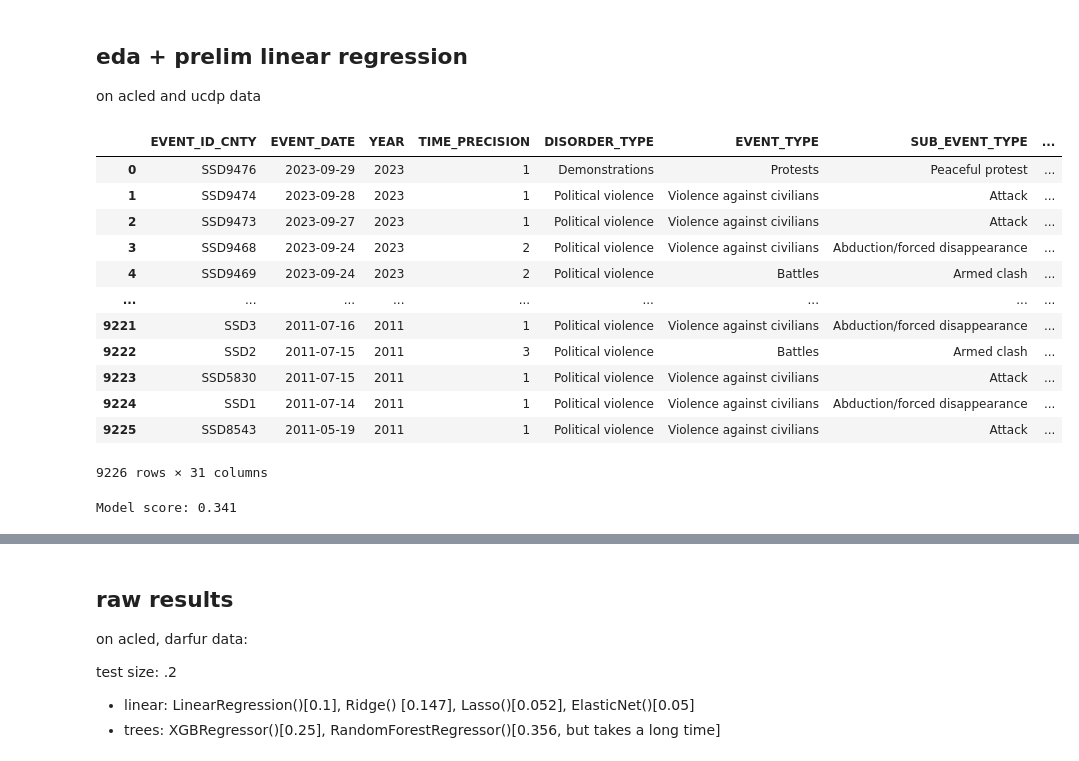
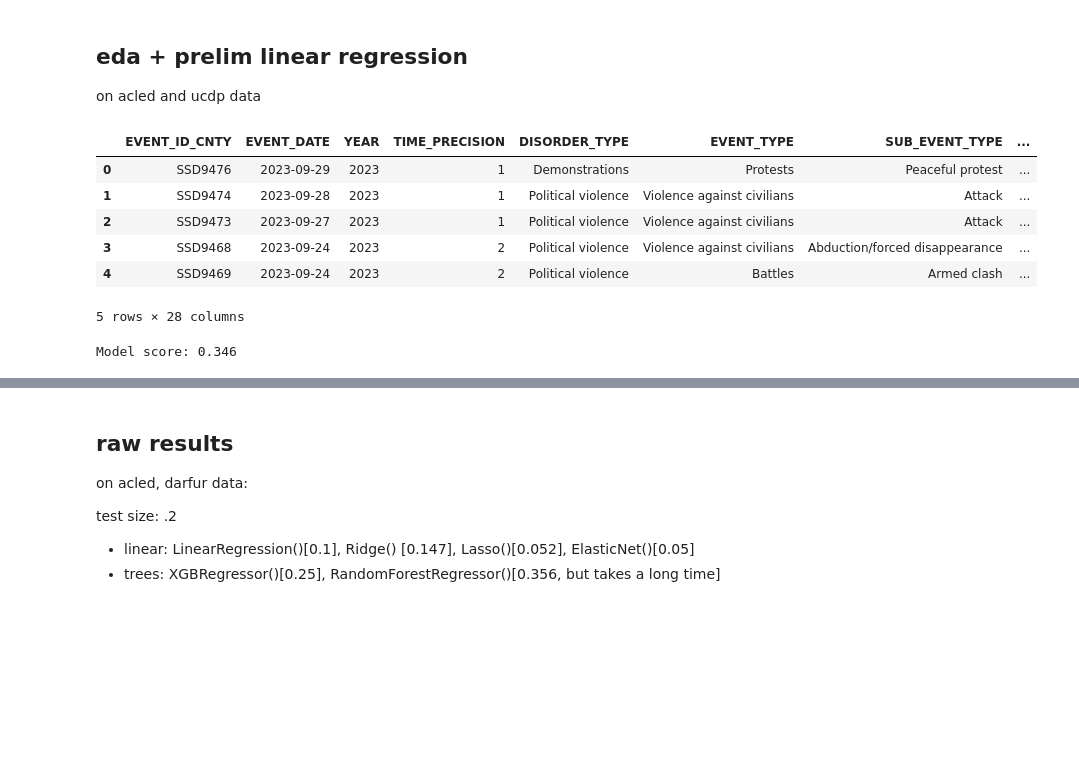
Before and after one commit to kaylanhua/conflicts, a Jupyter notebook: regression/eda.ipynb, the cells around one changed output, grey strips where cells are left out. Cells and saved outputs as stored; diff of their text form; code cells hidden in the pictures; blank space fills up the shorter version.

Commit message:
lasso and ridge again

```diff
--- a/regression/eda.ipynb
+++ b/regression/eda.ipynb
@@ -15,6 +16,8 @@ import matplotlib as plt
 # %%
 
 acled_df = pd.read_csv('../data/acled/south_sudan.csv')
+acled_df = acled_df.drop(['SOURCE', 'SOURCE_SCALE', 'TAGS'], axis=1)
+
 ## darfur: 9316 entries, 32 cols
 # print(acled_df.info())
 # print(acled_df.columns)
@@ -27,21 +30,15 @@ acled_df = pd.read_csv('../data/acled/south_sudan.csv')
 # ucdp_df.dropna(inplace=True)
 # ucdp_df
 # %%
-acled_df
+acled_df.head()
 # %% [output]
 |  | EVENT_ID_CNTY | EVENT_DATE | YEAR | TIME_PRECISION | DISORDER_TYPE | EVENT_TYPE | SUB_EVENT_TYPE | ... |
 | 0 | SSD9476 | 2023-09-29 | 2023 | 1 | Demonstrations | Protests | Peaceful protest | ... |
 | 1 | SSD9474 | 2023-09-28 | 2023 | 1 | Political violence | Violence against civilians | Attack | ... |
 | 2 | SSD9473 | 2023-09-27 | 2023 | 1 | Political violence | Violence against civilians | Attack | ... |
 | 3 | SSD9468 | 2023-09-24 | 2023 | 2 | Political violence | Violence against civilians | Abduction/forced disappearance | ... |
 | 4 | SSD9469 | 2023-09-24 | 2023 | 2 | Political violence | Battles | Armed clash | ... |
-| ... | ... | ... | ... | ... | ... | ... | ... | ... |
-| 9221 | SSD3 | 2011-07-16 | 2011 | 1 | Political violence | Violence against civilians | Abduction/forced disappearance | ... |
-| 9222 | SSD2 | 2011-07-15 | 2011 | 3 | Political violence | Battles | Armed clash | ... |
-| 9223 | SSD5830 | 2011-07-15 | 2011 | 1 | Political violence | Violence against civilians | Attack | ... |
-| 9224 | SSD1 | 2011-07-14 | 2011 | 1 | Political violence | Violence against civilians | Abduction/forced disappearance | ... |
-| 9225 | SSD8543 | 2011-05-19 | 2011 | 1 | Political violence | Violence against civilians | Attack | ... |
-9226 rows × 31 columns
+5 rows × 28 columns
 # %%
 data = acled_df
 X = data.drop('FATALITIES', axis=1)
@@ -72,7 +69,7 @@ preprocessor = ColumnTransformer(
 # Create a pipeline with the preprocessor and a linear regression classifier
 model = Pipeline(steps=[
     ('preprocessor', preprocessor),
-    ('classifier', Ridge(alpha=2))
+    ('classifier', Ridge(alpha=0))
 ])
 
 # Train the model
@@ -82,4 +79,4 @@ model.fit(X_train, y_train)
 ## 1 is the best, r^2 score
 print("Model score: %.3f" % model.score(X_test, y_test))
 # %% [output]
-Model score: 0.341
+Model score: 0.346
```
Also changed, not shown: parts of 8 cells of this notebook, 1 other file.
